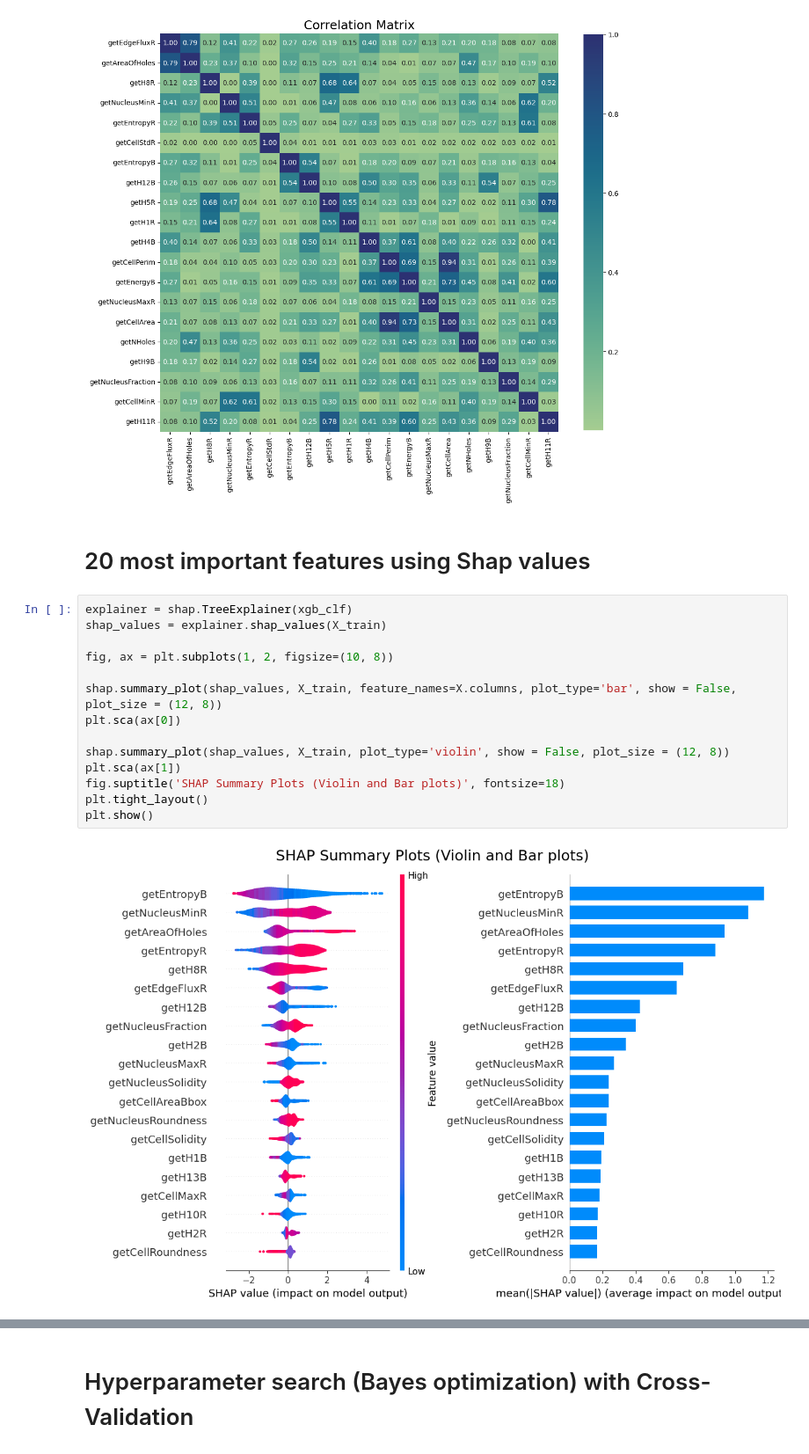
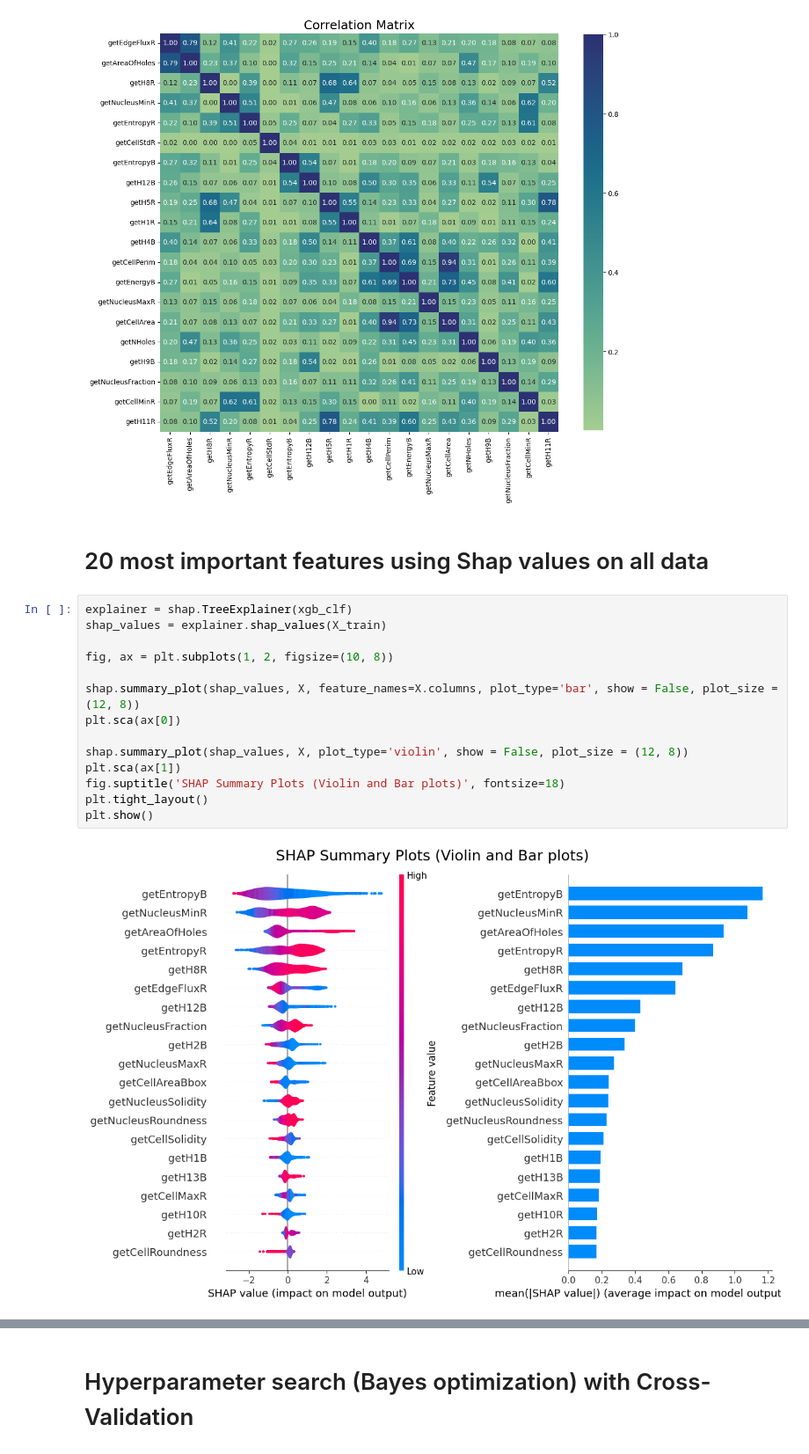
Before and after one commit to Antonio-Maschio/AML_FProject, a Jupyter notebook: Classification_Segmented_Nuclei_XGBoost.ipynb, the cells around one changed output, grey strips where cells are left out. Shown: that part at 88% size. Saved outputs shown, nothing was run; the diff lists cells and outputs as text.

```diff
--- a/Classification_Segmented_Nuclei_XGBoost.ipynb
+++ b/Classification_Segmented_Nuclei_XGBoost.ipynb
@@ -134,20 +142,20 @@ plt.show()
 # %% [output]
 [figure]
 # %% [markdown]
-# 20 most important features using Shap values
+# 20 most important features using Shap values on all data
 # %%
 explainer = shap.TreeExplainer(xgb_clf)
 shap_values = explainer.shap_values(X_train)
 
 fig, ax = plt.subplots(1, 2, figsize=(10, 8))
 
-shap.summary_plot(shap_values, X_train, feature_names=X.columns, plot_type='bar', show = False, plot_size = (12, 8))
+shap.summary_plot(shap_values, X, feature_names=X.columns, plot_type='bar', show = False, plot_size = (12, 8))
 plt.sca(ax[0])
 
-shap.summary_plot(shap_values, X_train, plot_type='violin', show = False, plot_size = (12, 8))
+shap.summary_plot(shap_values, X, plot_type='violin', show = False, plot_size = (12, 8))
 plt.sca(ax[1])
 fig.suptitle('SHAP Summary Plots (Violin and Bar plots)', fontsize=18)
 plt.tight_layout()
 plt.show()
 # %% [output]
-[figure, old version]
+[figure, new version]
```
Also changed, not shown: parts of 7 cells of this notebook, 1 other file.
